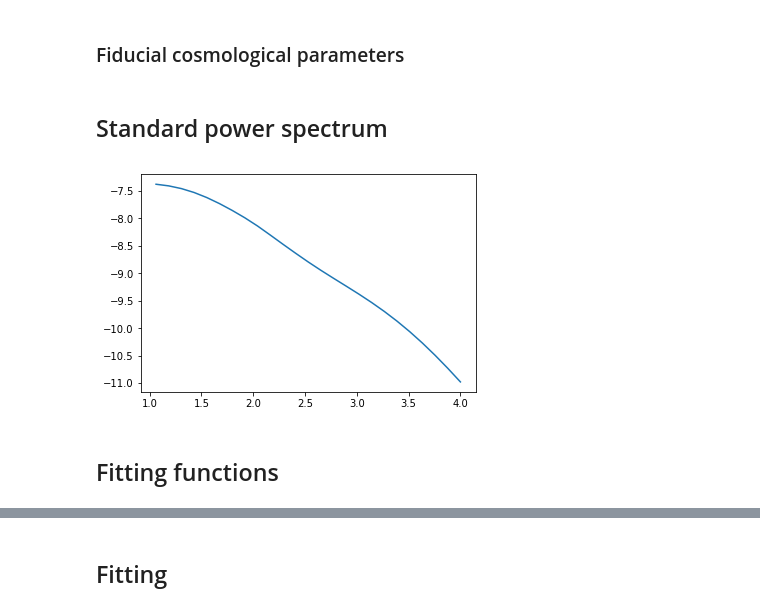
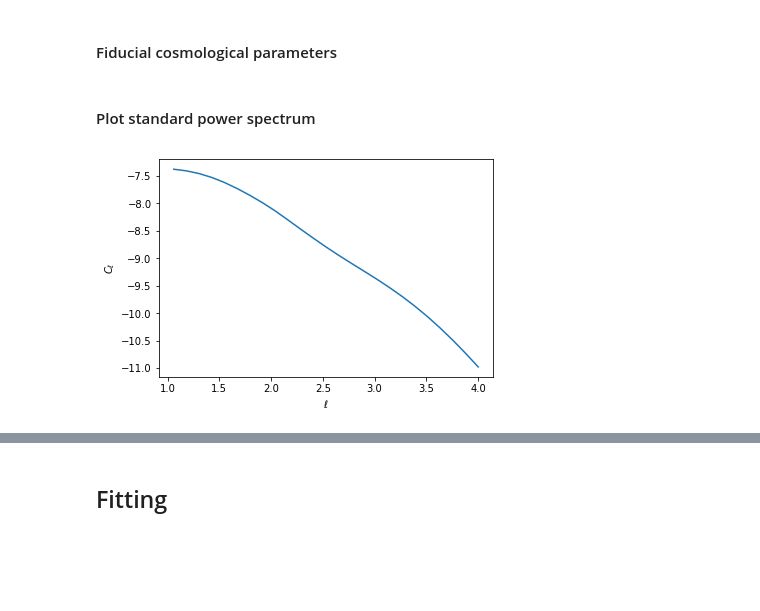
Before and after one commit to emilleishida/CorrMatrix_ABC, a Jupyter notebook: scripts/ABC/WL_Cell_fit.ipynb, the cells around one changed output, grey strips where cells are left out. Drawn from its saved outputs; the diff is of its cells as text; code cells hidden in the pictures; blank space fills up the shorter version.

```diff
--- a/scripts/ABC/WL_Cell_fit.ipynb
+++ b/scripts/ABC/WL_Cell_fit.ipynb
@@ -22,4 +28,4 @@ def read_Cell(path, ell_min, ell_max):
 ell_min = 10
 ell_max = 1e4
 # %% [markdown]
-### Fiducial cosmological parameters
+#### Fiducial cosmological parameters
@@ -28,10 +35,10 @@ s8_fid = 0.827
 # %% [markdown]
-## Standard power spectrum
+#### Plot standard power spectrum
 # %%
 logell, logCell = read_Cell('{}/P_kappa'.format(basedir), ell_min, ell_max)
 # %%
 p = plt.plot(logell, logCell)
+tx = plt.xlabel('$\ell$')
+ty = plt.ylabel('$C_\ell$')
 # %% [output]
-[figure, old version]
+[figure, new version]
-# %% [markdown]
-## Fitting functions
```
Also changed, not shown: parts of 18 cells of this notebook, 3 other files.
